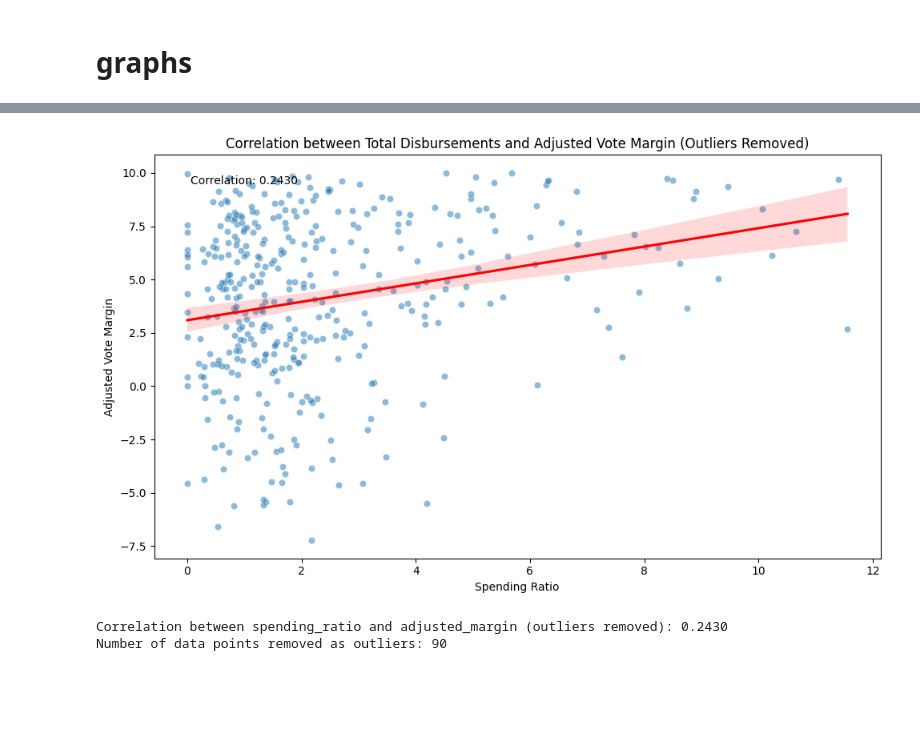
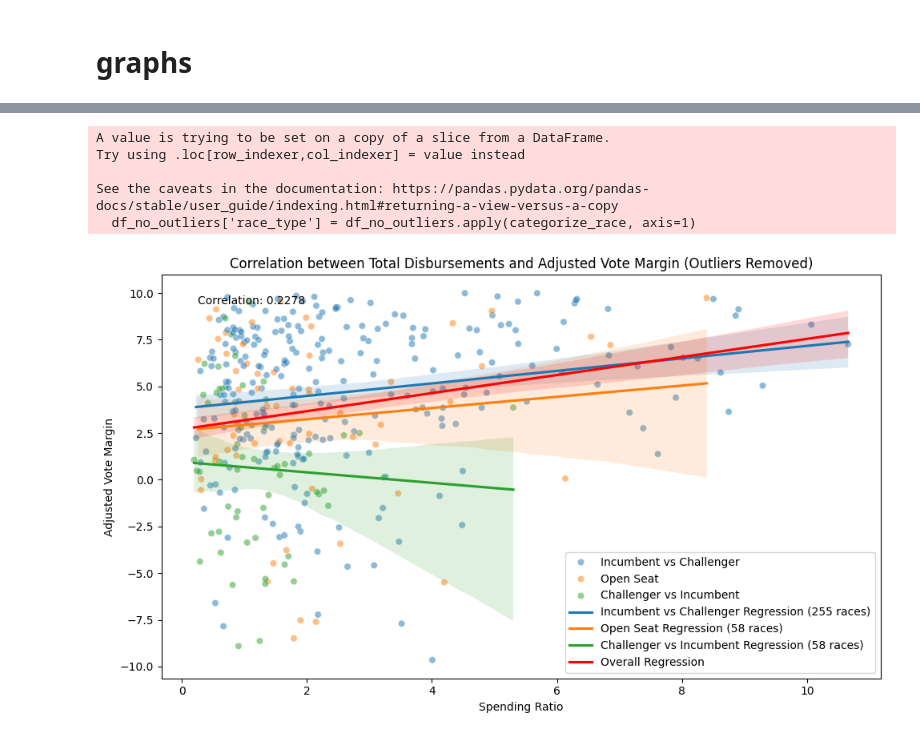
Before and after one commit to anrath/money-and-politics, a Jupyter notebook: analysisV2.ipynb, the cells around one changed output, grey strips where cells are left out. Drawn from its saved outputs; the diff is of its cells as text; code cells hidden in the pictures; blank space fills up the shorter version.

```diff
--- a/analysisV2.ipynb
+++ b/analysisV2.ipynb
@@ -1,9 +1,14 @@
 # %%
 import pandas as pd
-df = pd.read_csv('data/cleaned/races.csv')
-print(len(df))
+df_all = pd.read_csv('data/cleaned/races.csv')
+df_all = df_all[df_all['year'] > 2011]
+
+print(len(df_all), "total races")
 
 # Remove rows where "winner_party" or "runner_up_party" is "Other"
-df = df[(df['winner_party'] != 'Other') & (df['runner_up_party'] != 'Other')]
-print(len(df))
+df = df_all[(df_all['winner_party'] != 'Other') & (df_all['runner_up_party'] != 'Other')]
+print(len(df), "only republican and democrat")
+df = df.dropna(subset=['winner_CAND_ICI', 'runner_up_CAND_ICI'])
+print(len(df), "no na incumbent categories")
+df['spending_ratio'] = df['spending_winner'] / df['spending_runner_up']
 # %% [output]
@@ -79,0 +169,4 @@ df_subset
+# %%
+# Now drop any remaining rows with NaN values in these columns
+df_subset = df_subset.dropna(subset=['winner_CAND_ICI', 'runner_up_CAND_ICI'])
+print(len(df_subset))
@@ -92,4 +189,2 @@ df_subset.to_csv('data/cleaned/most_contested_races.csv', index=False)
 # %% [markdown]
 # graphs
-# %%
-df_subset['spending_ratio'] = df_subset['spending_winner'] / df_subset['spending_runner_up']
@@ -104,44 +209,75 @@ import matplotlib.pyplot as plt
 import seaborn as sns
 import numpy as np
 
 # Remove outliers using IQR method
 def remove_outliers(df, column):
     Q1 = df[column].quantile(0.25)
     Q3 = df[column].quantile(0.75)
     IQR = Q3 - Q1
     lower_bound = Q1 - 1.5 * IQR
     upper_bound = Q3 + 1.5 * IQR
     return df[(df[column] >= lower_bound) & (df[column] <= upper_bound)]
 
 # Remove outliers from both spending_ratio and adjusted_margin
 df_no_outliers = remove_outliers(df_subset, 'spending_ratio')
-df_no_outliers = remove_outliers(df_no_outliers, 'adjusted_margin')
 
-# Create a scatter plot
+# Categorize races based on CAND_ICI columns of the winner and runner up
+def categorize_race(row):
+    if row['winner_CAND_ICI'] == 'I' and row['runner_up_CAND_ICI'] == 'C':
+        return 'Incumbent vs Challenger'
+    elif row['winner_CAND_ICI'] == 'O' and row['runner_up_CAND_ICI'] == 'O':
+        return 'Open Seat'
+    elif row['winner_CAND_ICI'] == 'C' and row['runner_up_CAND_ICI'] == 'I':
+        return 'Challenger vs Incumbent'
+    else:
+        return 'Other'
+df_no_outliers['race_type'] = df_no_outliers.apply(categorize_race, axis=1)
+
+# Create a scatter plot with different colors for each race type
 plt.figure(figsize=(10, 6))
-sns.scatterplot(data=df_no_outliers, x='spending_ratio', y='adjusted_margin', alpha=0.5)
+sns.scatterplot(data=df_no_outliers, x='spending_ratio', y='adjusted_margin', hue='race_type', alpha=0.5)
 
-# Add a regression line
-sns.regplot(data=df_no_outliers, x='spending_ratio', y='adjusted_margin', scatter=False, color='red')
+# Add a regression line for each race type
+race_types = df_no_outliers['race_type'].unique()
+colors = sns.color_palette(n_colors=len(race_types))
+
+for race_type, color in zip(race_types, colors):
+    subset = df_no_outliers[df_no_outliers['race_type'] == race_type]
+    sns.regplot(data=subset, x='spending_ratio', y='adjusted_margin', scatter=False, color=color, label=f'{race_type} Regression ({len(subset)} races)')
+
+# Add the overall regression line
+sns.regplot(data=df_no_outliers, x='spending_ratio', y='adjusted_margin', scatter=False, color='red', label='Overall Regression')
 
 # Set labels and title
 plt.xlabel('Spending Ratio')
 plt.ylabel('Adjusted Vote Margin')
 plt.title('Correlation between Total Disbursements and Adjusted Vote Margin (Outliers Removed)')
 
-# Calculate and display the correlation coefficient
-correlation = df_no_outliers['spending_ratio'].corr(df_no_outliers['adjusted_margin'])
-plt.text(0.05, 0.95, f'Correlation: {correlation:.4f}', transform=plt.gca().transAxes,
-         verticalalignment='top')
-
 # Adjust layout and display the plot
+plt.legend()
 plt.tight_layout()
 plt.show()
 
+# Calculate and print the correlation coefficient for each race type
+race_type_correlations = {}
+for race_type in race_types:
+    subset = df_no_outliers[df_no_outliers['race_type'] == race_type]
+    correlation = subset['spending_ratio'].corr(subset['adjusted_margin'])
+    race_type_correlations[race_type] = correlation
+    print(f"Correlation for {race_type}: {correlation:.4f}")
+
+# Calculate and display the correlation coefficient
+overall_correlation = df_no_outliers['spending_ratio'].corr(df_no_outliers['adjusted_margin'])
+plt.text(0.05, 0.95, f'Correlation: {overall_correlation:.4f}', transform=plt.gca().transAxes,
+         verticalalignment='top')
+
 # Print the correlation coefficient and the number of removed outliers
-print(f"Correlation between spending_ratio and adjusted_margin (outliers removed): {correlation:.4f}")
+print(f"Correlation between spending_ratio and adjusted_margin (outliers removed): {overall_correlation:.4f}")
 print(f"Number of data points removed as outliers: {len(df_subset) - len(df_no_outliers)}")
 # %% [output]
+A value is trying to be set on a copy of a slice from a DataFrame.
+Try using .loc[row_indexer,col_indexer] = value instead
+
+See the caveats in the documentation: https://pandas.pydata.org/pandas-docs/stable/user_guide/indexing.html#returning-a-view-versus-a-copy
+  df_no_outliers['race_type'] = df_no_outliers.apply(categorize_race, axis=1)
-[figure, old version]
+[figure, new version]
-Correlation between spending_ratio and adjusted_margin (outliers removed): 0.2430
-Number of data points removed as outliers: 90
```
Also changed, not shown: parts of 16 cells of this notebook, 5 other files.
